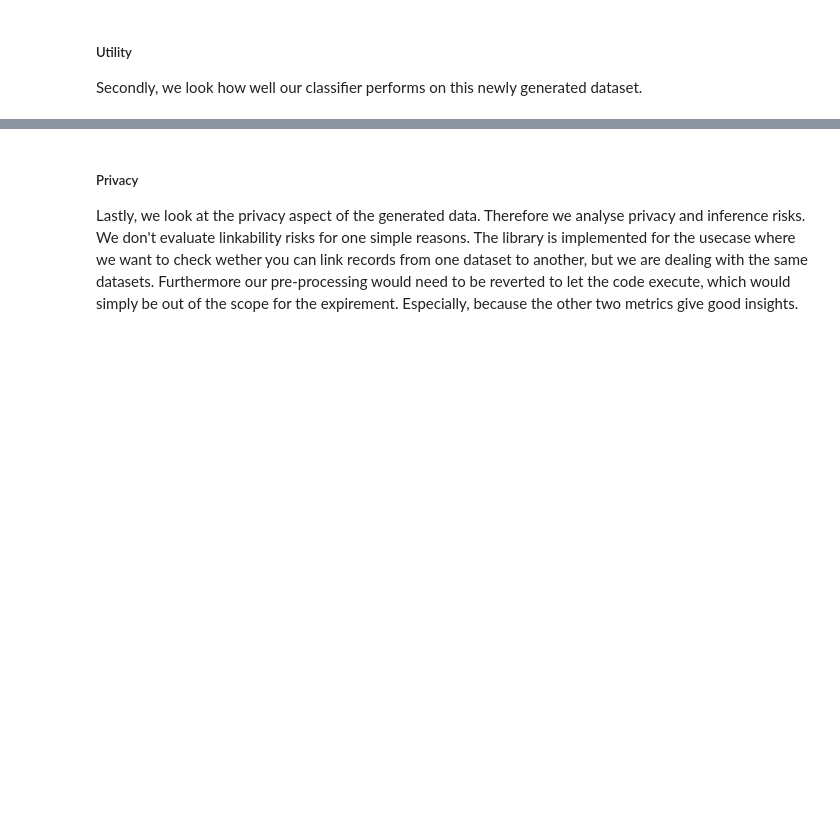
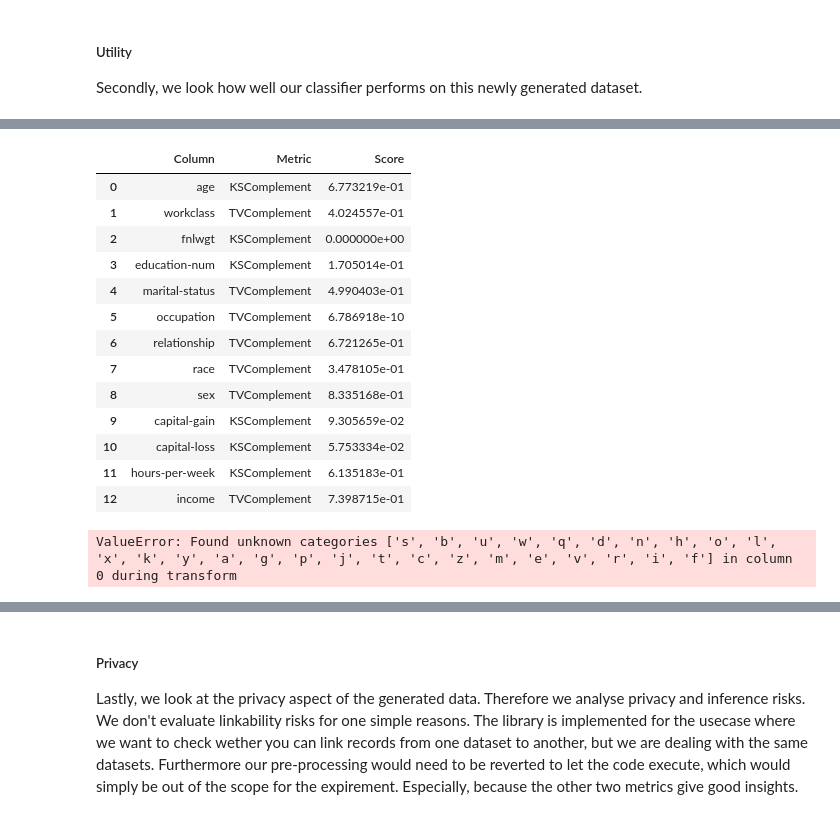
Before and after one commit to mkleinegger/evaluation-bias-detection-and-mitigation, a Jupyter notebook: preprocessing.ipynb, the cells around one changed output, grey strips where cells are left out. Saved outputs shown, nothing was run; the diff lists cells and outputs as text; code cells hidden in the pictures; blank space fills up the shorter version.

```diff
--- a/preprocessing.ipynb
+++ b/preprocessing.ipynb
@@ -882,0 +866,5 @@ metrics
+# %%
+from sdmetrics.reports.single_table import QualityReport
+
+quality_report = QualityReport()
+quality_report.generate(df_train, synthetic_data_random_mode, metadata.to_dict())
@@ -882,0 +879,17 @@ metrics
+# %%
+quality_report.get_details(property_name='Column Shapes')
+# %% [output]
+|  | Column | Metric | Score |
+| 0 | age | KSComplement | 6.773219e-01 |
+| 1 | workclass | TVComplement | 4.024557e-01 |
+| 2 | fnlwgt | KSComplement | 0.000000e+00 |
+| 3 | education-num | KSComplement | 1.705014e-01 |
+| 4 | marital-status | TVComplement | 4.990403e-01 |
+| 5 | occupation | TVComplement | 6.786918e-10 |
+| 6 | relationship | TVComplement | 6.721265e-01 |
+| 7 | race | TVComplement | 3.478105e-01 |
+| 8 | sex | TVComplement | 8.335168e-01 |
+| 9 | capital-gain | KSComplement | 9.305659e-02 |
+| 10 | capital-loss | KSComplement | 5.753334e-02 |
+| 11 | hours-per-week | KSComplement | 6.135183e-01 |
+| 12 | income | TVComplement | 7.398715e-01 |
@@ -882,0 +914,4 @@ metrics
+# %%
+evaluate_fidelity(df_train, synthetic_data_random_mode)
+# %% [output]
+ValueError: Found unknown categories ['s', 'b', 'u', 'w', 'q', 'd', 'n', 'h', 'o', 'l', 'x', 'k', 'y', 'a', 'g', 'p', 'j', 't', 'c', 'z', 'm', 'e', 'v', 'r', 'i', 'f'] in column 0 during transform
```
Also changed, not shown: parts of 54 cells of this notebook, 11 other files.
